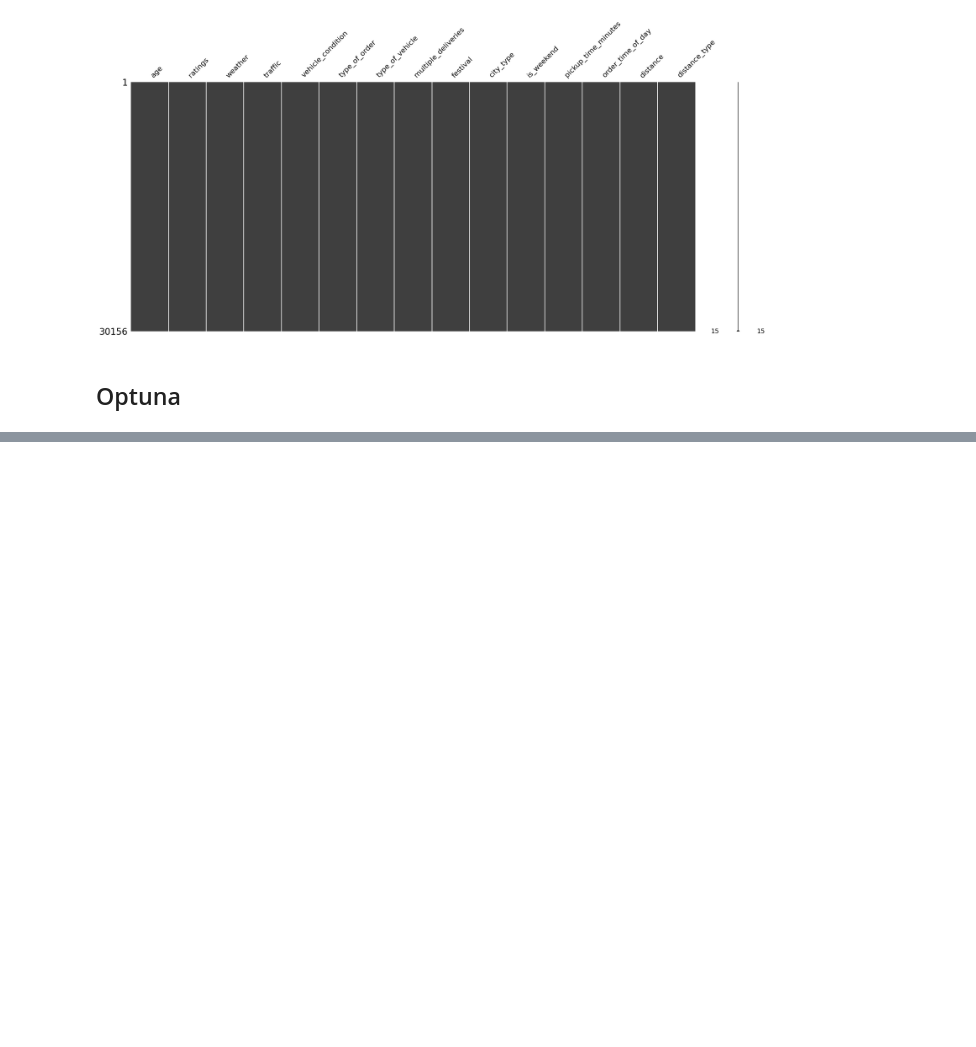
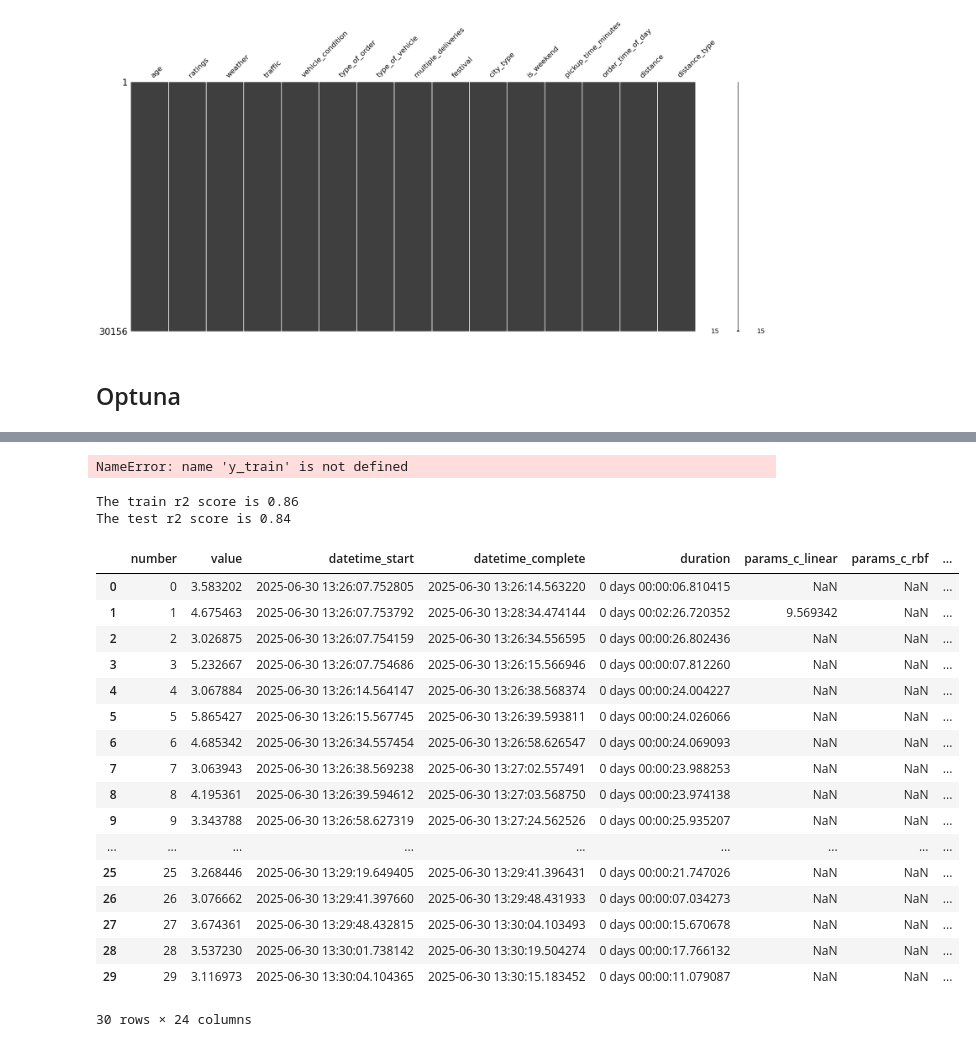
Before and after one commit to rabin20-04/delivery_time_prediction, a Jupyter notebook: notebooks/Experimet_3_optuna.ipynb, the cells around one changed output, grey strips where cells are left out. Cells and saved outputs as stored; diff of their text form; code cells hidden in the pictures; blank space fills up the shorter version.

```diff
--- a/notebooks/Experimet_3_optuna.ipynb
+++ b/notebooks/Experimet_3_optuna.ipynb
@@ -497,0 +476,36 @@ array([-3.06435673, -3.04327813, -3.0700516 , -3.06852842, -3.05699881])
+# %%
+from sklearn.metrics import mean_absolute_error, r2_score
+
+print(f"The train error is {mean_absolute_error(ytrain,y_pred_train_org):.2f} minutes")
+print(f"The test error is {mean_absolute_error(ytest,y_pred_test_org):.2f} minutes")
+# %% [output]
+NameError: name 'y_train' is not defined
+# %%
+print(f"The train r2 score is {r2_score(ytrain,y_pred_train_org):.2f}")
+print(f"The test r2 score is {r2_score(ytest,y_pred_test_org):.2f}")
+# %% [output]
+The train r2 score is 0.86
+The test r2 score is 0.84
+# %%
+# dataframe of results
+
+study.trials_dataframe()
+# %% [output]
+|  | number | value | datetime_start | datetime_complete | duration | params_c_linear | params_c_rbf | ... |
+| 0 | 0 | 3.583202 | 2025-06-30 13:26:07.752805 | 2025-06-30 13:26:14.563220 | 0 days 00:00:06.810415 | NaN | NaN | ... |
+| 1 | 1 | 4.675463 | 2025-06-30 13:26:07.753792 | 2025-06-30 13:28:34.474144 | 0 days 00:02:26.720352 | 9.569342 | NaN | ... |
+| 2 | 2 | 3.026875 | 2025-06-30 13:26:07.754159 | 2025-06-30 13:26:34.556595 | 0 days 00:00:26.802436 | NaN | NaN | ... |
+| 3 | 3 | 5.232667 | 2025-06-30 13:26:07.754686 | 2025-06-30 13:26:15.566946 | 0 days 00:00:07.812260 | NaN | NaN | ... |
+| 4 | 4 | 3.067884 | 2025-06-30 13:26:14.564147 | 2025-06-30 13:26:38.568374 | 0 days 00:00:24.004227 | NaN | NaN | ... |
+| 5 | 5 | 5.865427 | 2025-06-30 13:26:15.567745 | 2025-06-30 13:26:39.593811 | 0 days 00:00:24.026066 | NaN | NaN | ... |
+| 6 | 6 | 4.685342 | 2025-06-30 13:26:34.557454 | 2025-06-30 13:26:58.626547 | 0 days 00:00:24.069093 | NaN | NaN | ... |
+| 7 | 7 | 3.063943 | 2025-06-30 13:26:38.569238 | 2025-06-30 13:27:02.557491 | 0 days 00:00:23.988253 | NaN | NaN | ... |
+| 8 | 8 | 4.195361 | 2025-06-30 13:26:39.594612 | 2025-06-30 13:27:03.568750 | 0 days 00:00:23.974138 | NaN | NaN | ... |
+| 9 | 9 | 3.343788 | 2025-06-30 13:26:58.627319 | 2025-06-30 13:27:24.562526 | 0 days 00:00:25.935207 | NaN | NaN | ... |
+| ... | ... | ... | ... | ... | ... | ... | ... | ... |
+| 25 | 25 | 3.268446 | 2025-06-30 13:29:19.649405 | 2025-06-30 13:29:41.396431 | 0 days 00:00:21.747026 | NaN | NaN | ... |
+| 26 | 26 | 3.076662 | 2025-06-30 13:29:41.397660 | 2025-06-30 13:29:48.431933 | 0 days 00:00:07.034273 | NaN | NaN | ... |
+| 27 | 27 | 3.674361 | 2025-06-30 13:29:48.432815 | 2025-06-30 13:30:04.103493 | 0 days 00:00:15.670678 | NaN | NaN | ... |
+| 28 | 28 | 3.537230 | 2025-06-30 13:30:01.738142 | 2025-06-30 13:30:19.504274 | 0 days 00:00:17.766132 | NaN | NaN | ... |
+| 29 | 29 | 3.116973 | 2025-06-30 13:30:04.104365 | 2025-06-30 13:30:15.183452 | 0 days 00:00:11.079087 | NaN | NaN | ... |
+30 rows × 24 columns
```
Also changed, not shown: parts of 29 cells of this notebook, 1 other file.
